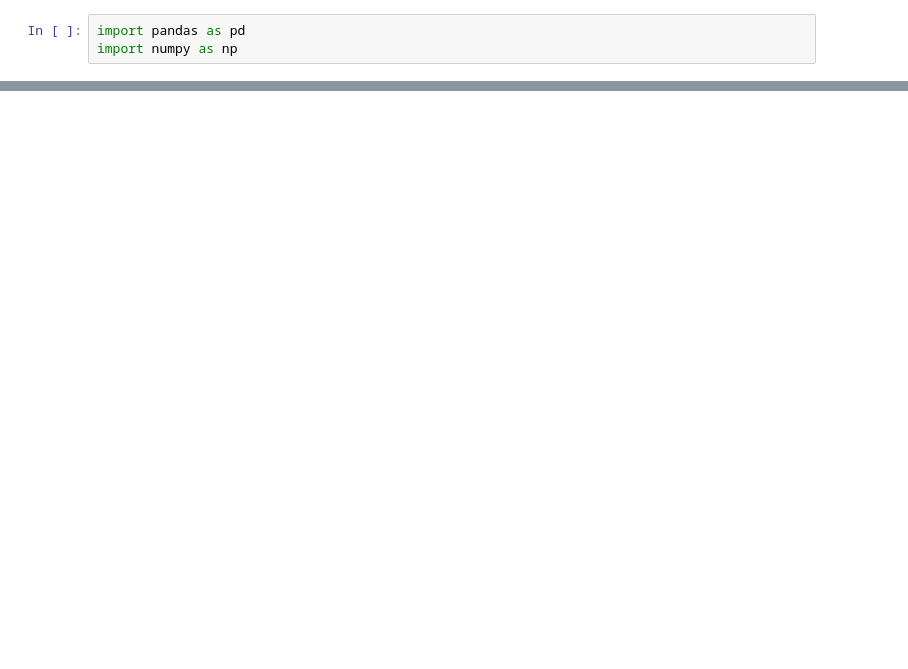
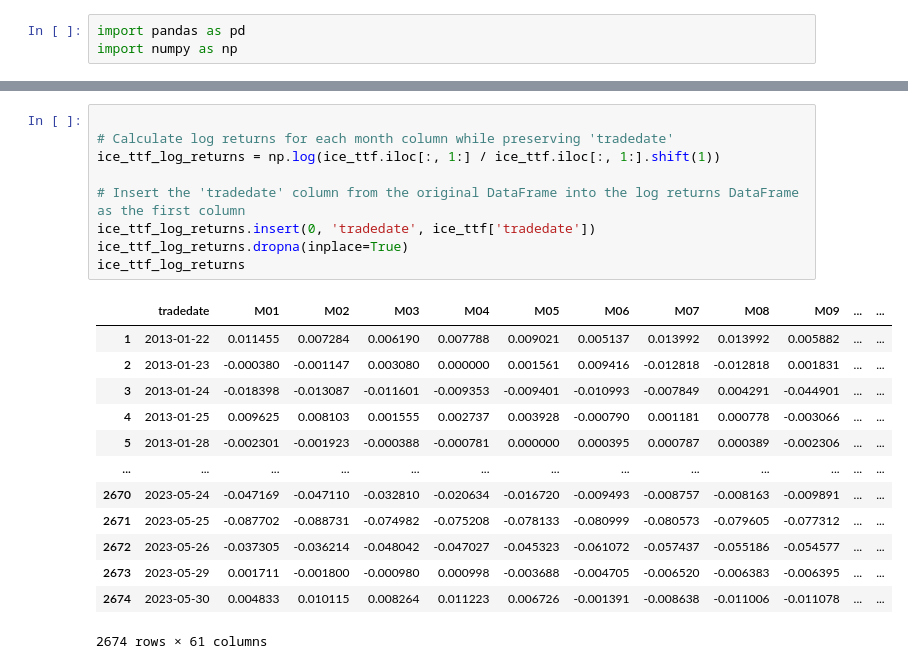
Before and after one commit to bmyksvoll/curves, a Jupyter notebook: eda-ice-ttf-futures.ipynb, the cells around one changed output, grey strips where cells are left out. Drawn from its saved outputs; the diff is of its cells as text; blank space fills up the shorter version.

```diff
--- a/eda-ice-ttf-futures.ipynb
+++ b/eda-ice-ttf-futures.ipynb
@@ -79,0 +49,23 @@ NameError: name 'raw' is not defined
+# %%
+
+# Calculate log returns for each month column while preserving 'tradedate'
+ice_ttf_log_returns = np.log(ice_ttf.iloc[:, 1:] / ice_ttf.iloc[:, 1:].shift(1))
+
+# Insert the 'tradedate' column from the original DataFrame into the log returns DataFrame as the first column
+ice_ttf_log_returns.insert(0, 'tradedate', ice_ttf['tradedate'])
+ice_ttf_log_returns.dropna(inplace=True)
+ice_ttf_log_returns
+# %% [output]
+|  | tradedate | M01 | M02 | M03 | M04 | M05 | M06 | M07 | M08 | M09 | ... | ... |
+| 1 | 2013-01-22 | 0.011455 | 0.007284 | 0.006190 | 0.007788 | 0.009021 | 0.005137 | 0.013992 | 0.013992 | 0.005882 | ... | ... |
+| 2 | 2013-01-23 | -0.000380 | -0.001147 | 0.003080 | 0.000000 | 0.001561 | 0.009416 | -0.012818 | -0.012818 | 0.001831 | ... | ... |
+| 3 | 2013-01-24 | -0.018398 | -0.013087 | -0.011601 | -0.009353 | -0.009401 | -0.010993 | -0.007849 | 0.004291 | -0.044901 | ... | ... |
+| 4 | 2013-01-25 | 0.009625 | 0.008103 | 0.001555 | 0.002737 | 0.003928 | -0.000790 | 0.001181 | 0.000778 | -0.003066 | ... | ... |
+| 5 | 2013-01-28 | -0.002301 | -0.001923 | -0.000388 | -0.000781 | 0.000000 | 0.000395 | 0.000787 | 0.000389 | -0.002306 | ... | ... |
+| ... | ... | ... | ... | ... | ... | ... | ... | ... | ... | ... | ... | ... |
+| 2670 | 2023-05-24 | -0.047169 | -0.047110 | -0.032810 | -0.020634 | -0.016720 | -0.009493 | -0.008757 | -0.008163 | -0.009891 | ... | ... |
+| 2671 | 2023-05-25 | -0.087702 | -0.088731 | -0.074982 | -0.075208 | -0.078133 | -0.080999 | -0.080573 | -0.079605 | -0.077312 | ... | ... |
+| 2672 | 2023-05-26 | -0.037305 | -0.036214 | -0.048042 | -0.047027 | -0.045323 | -0.061072 | -0.057437 | -0.055186 | -0.054577 | ... | ... |
+| 2673 | 2023-05-29 | 0.001711 | -0.001800 | -0.000980 | 0.000998 | -0.003688 | -0.004705 | -0.006520 | -0.006383 | -0.006395 | ... | ... |
+| 2674 | 2023-05-30 | 0.004833 | 0.010115 | 0.008264 | 0.011223 | 0.006726 | -0.001391 | -0.008638 | -0.011006 | -0.011078 | ... | ... |
+2674 rows × 61 columns
```
Also changed, not shown: parts of 9 cells of this notebook, 2 other files.
